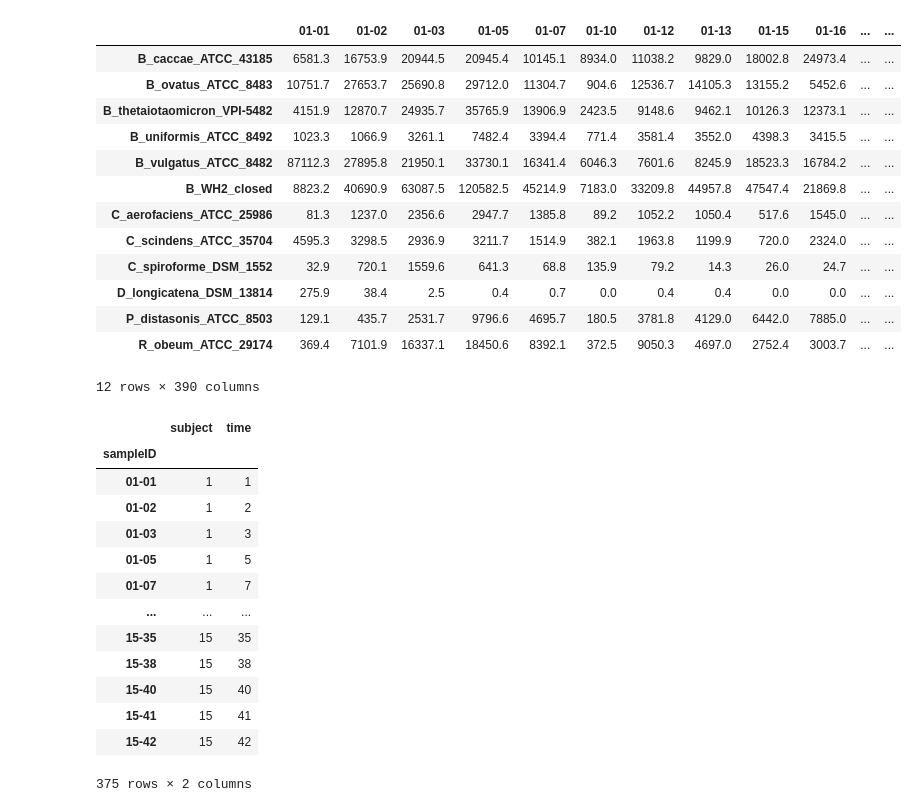
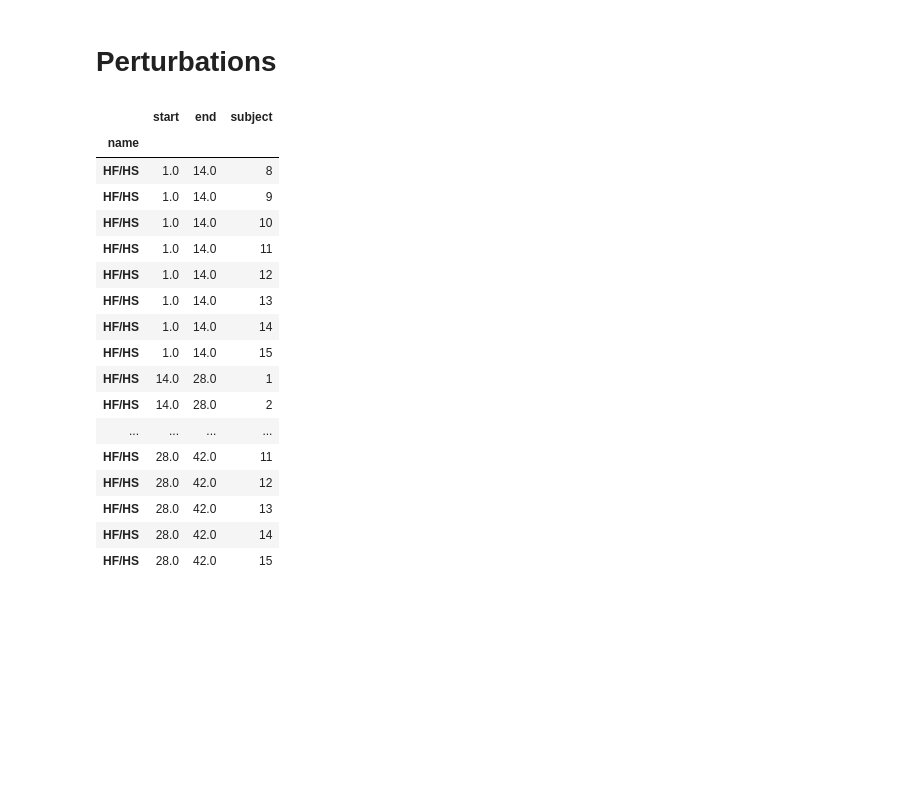
Before and after one commit to alejandrocs98/masters-thesis, a Jupyter notebook: data_preparation_mdsine2.ipynb, the cells around one changed output. Cells and saved outputs as stored; diff of their text form; code cells hidden in the pictures; blank space fills up the shorter version.

```diff
--- a/data_preparation_mdsine2.ipynb
+++ b/data_preparation_mdsine2.ipynb
@@ -4,45 +103,24 @@ import pandas as pd
+# %% [markdown]
+# Perturbations
 # %%
-counts = pd.read_table('mcnulty-datasets/counts.tsv', index_col=0)
-counts
+perturbations = pd.read_table('mcnulty-datasets/perturbations.tsv', index_col=0)
+perturbations
 # %% [output]
-|  | 01-01 | 01-02 | 01-03 | 01-05 | 01-07 | 01-10 | 01-12 | 01-13 | 01-15 | 01-16 | ... | ... |
-| B_caccae_ATCC_43185 | 6581.3 | 16753.9 | 20944.5 | 20945.4 | 10145.1 | 8934.0 | 11038.2 | 9829.0 | 18002.8 | 24973.4 | ... | ... |
-| B_ovatus_ATCC_8483 | 10751.7 | 27653.7 | 25690.8 | 29712.0 | 11304.7 | 904.6 | 12536.7 | 14105.3 | 13155.2 | 5452.6 | ... | ... |
-| B_thetaiotaomicron_VPI-5482 | 4151.9 | 12870.7 | 24935.7 | 35765.9 | 13906.9 | 2423.5 | 9148.6 | 9462.1 | 10126.3 | 12373.1 | ... | ... |
-| B_uniformis_ATCC_8492 | 1023.3 | 1066.9 | 3261.1 | 7482.4 | 3394.4 | 771.4 | 3581.4 | 3552.0 | 4398.3 | 3415.5 | ... | ... |
-| B_vulgatus_ATCC_8482 | 87112.3 | 27895.8 | 21950.1 | 33730.1 | 16341.4 | 6046.3 | 7601.6 | 8245.9 | 18523.3 | 16784.2 | ... | ... |
-| B_WH2_closed | 8823.2 | 40690.9 | 63087.5 | 120582.5 | 45214.9 | 7183.0 | 33209.8 | 44957.8 | 47547.4 | 21869.8 | ... | ... |
-| C_aerofaciens_ATCC_25986 | 81.3 | 1237.0 | 2356.6 | 2947.7 | 1385.8 | 89.2 | 1052.2 | 1050.4 | 517.6 | 1545.0 | ... | ... |
-| C_scindens_ATCC_35704 | 4595.3 | 3298.5 | 2936.9 | 3211.7 | 1514.9 | 382.1 | 1963.8 | 1199.9 | 720.0 | 2324.0 | ... | ... |
-| C_spiroforme_DSM_1552 | 32.9 | 720.1 | 1559.6 | 641.3 | 68.8 | 135.9 | 79.2 | 14.3 | 26.0 | 24.7 | ... | ... |
-| D_longicatena_DSM_13814 | 275.9 | 38.4 | 2.5 | 0.4 | 0.7 | 0.0 | 0.4 | 0.4 | 0.0 | 0.0 | ... | ... |
-| P_distasonis_ATCC_8503 | 129.1 | 435.7 | 2531.7 | 9796.6 | 4695.7 | 180.5 | 3781.8 | 4129.0 | 6442.0 | 7885.0 | ... | ... |
-| R_obeum_ATCC_29174 | 369.4 | 7101.9 | 16337.1 | 18450.6 | 8392.1 | 372.5 | 9050.3 | 4697.0 | 2752.4 | 3003.7 | ... | ... |
+|  | start | end | subject |
+| name |  |  |  |
+| HF/HS | 1.0 | 14.0 | 8 |
+| HF/HS | 1.0 | 14.0 | 9 |
+| HF/HS | 1.0 | 14.0 | 10 |
+| HF/HS | 1.0 | 14.0 | 11 |
+| HF/HS | 1.0 | 14.0 | 12 |
+| HF/HS | 1.0 | 14.0 | 13 |
+| HF/HS | 1.0 | 14.0 | 14 |
+| HF/HS | 1.0 | 14.0 | 15 |
+| HF/HS | 14.0 | 28.0 | 1 |
+| HF/HS | 14.0 | 28.0 | 2 |
+| ... | ... | ... | ... |
+| HF/HS | 28.0 | 42.0 | 11 |
+| HF/HS | 28.0 | 42.0 | 12 |
+| HF/HS | 28.0 | 42.0 | 13 |
+| HF/HS | 28.0 | 42.0 | 14 |
+| HF/HS | 28.0 | 42.0 | 15 |
-12 rows × 390 columns
-# %%
-metadata = counts.T.copy()
-metadata['sampleID']=metadata.index
-metadata = metadata.loc[:, 'sampleID'].str.split('-', expand=True)
-metadata.reset_index(inplace=True)
-metadata.columns = ['sampleID', 'subject', 'time']
-metadata.set_index('sampleID', inplace=True)
-metadata = metadata[metadata['time'] != 'CEC']
-metadata['time'] = metadata['time'].astype(int)
-metadata['subject'] = metadata['subject'].astype(int)
-metadata.to_csv('mcnulty-datasets/metadata.tsv', sep='\t')
-metadata
-# %% [output]
-|  | subject | time |
-| sampleID |  |  |
-| 01-01 | 1 | 1 |
-| 01-02 | 1 | 2 |
-| 01-03 | 1 | 3 |
-| 01-05 | 1 | 5 |
-| 01-07 | 1 | 7 |
-| ... | ... | ... |
-| 15-35 | 15 | 35 |
-| 15-38 | 15 | 38 |
-| 15-40 | 15 | 40 |
-| 15-41 | 15 | 41 |
-| 15-42 | 15 | 42 |
-375 rows × 2 columns
```
Also changed, not shown: parts of 11 cells of this notebook, 35 other files.
